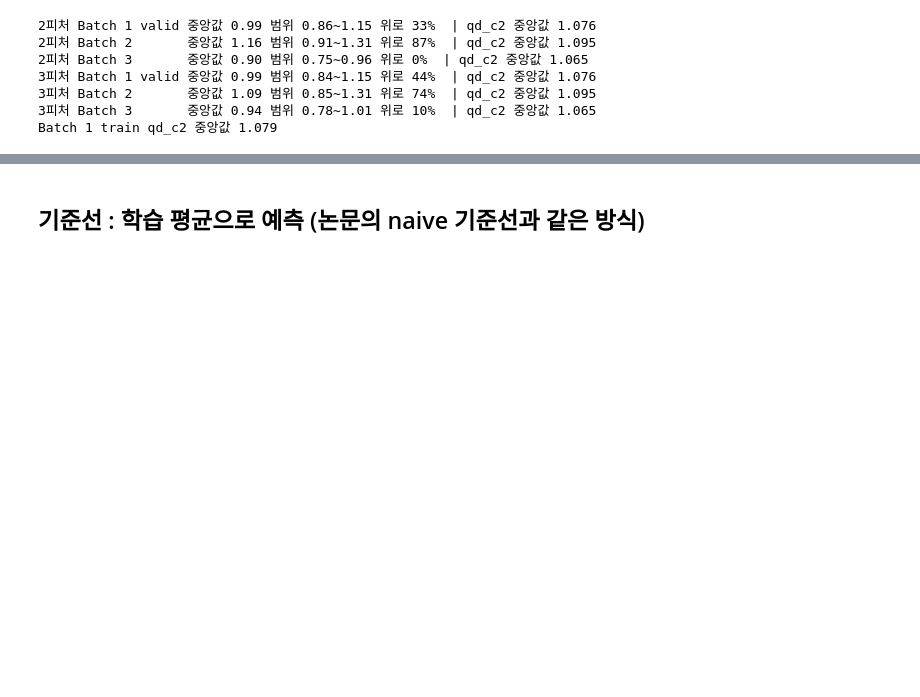
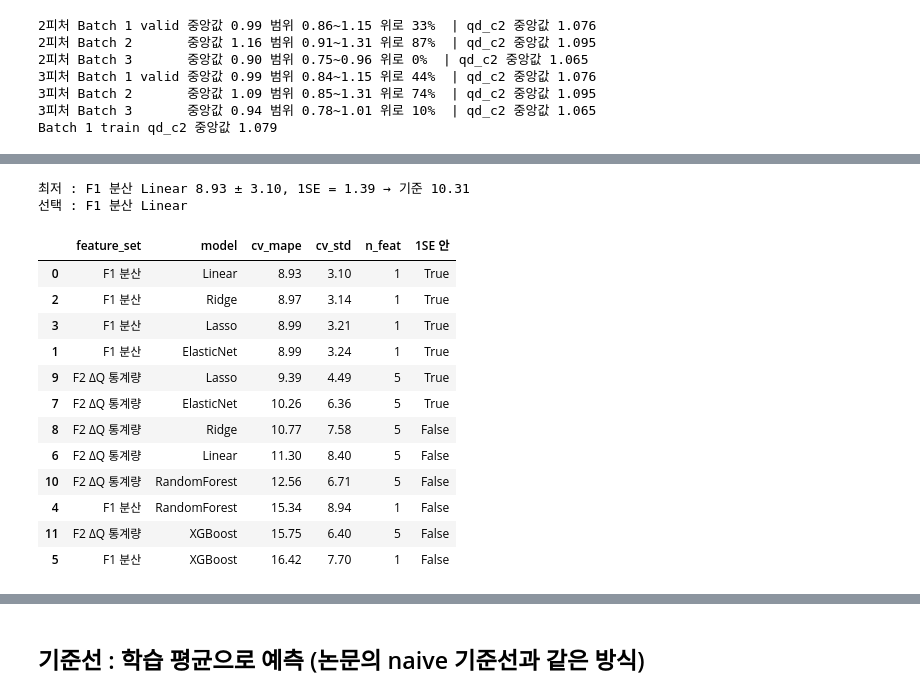
Before and after one commit to 97-99-02/ess-battery-project, a Jupyter notebook: notebooks/02_feature_engineering.ipynb, the cells around one changed output, grey strips where cells are left out. Cells and saved outputs as stored; diff of their text form; code cells hidden in the pictures; blank space fills up the shorter version.

```diff
--- a/notebooks/02_feature_engineering.ipynb
+++ b/notebooks/02_feature_engineering.ipynb
@@ -174,0 +244,25 @@ Batch 1 train qd_c2 중앙값 1.079
+# %%
+ORDER = {'Linear': 0, 'Lasso': 1, 'Ridge': 1, 'ElasticNet': 1, 'RandomForest': 2, 'XGBoost': 3}
+c = cv[cv.feature_set.isin(['F1 분산', 'F2 ΔQ 통계량'])].copy()
+best = c.loc[c.cv_mape.idxmin()]; se = best.cv_std / np.sqrt(5)
+c['1SE 안'] = c.cv_mape <= best.cv_mape + se
+pick = c[c['1SE 안']].assign(k=lambda d: d.model.map(ORDER)).sort_values(['n_feat', 'k']).iloc[0]
+print(f"최저 : {best.feature_set} {best.model} {best.cv_mape:.2f} ± {best.cv_std:.2f}, 1SE = {se:.2f} → 기준 {best.cv_mape + se:.2f}")
+print('선택 :', pick.feature_set, pick.model)
+c.sort_values('cv_mape').round(2)[['feature_set', 'model', 'cv_mape', 'cv_std', 'n_feat', '1SE 안']]
+# %% [output]
+최저 : F1 분산 Linear 8.93 ± 3.10, 1SE = 1.39 → 기준 10.31
+선택 : F1 분산 Linear
+|  | feature_set | model | cv_mape | cv_std | n_feat | 1SE 안 |
+| 0 | F1 분산 | Linear | 8.93 | 3.10 | 1 | True |
+| 2 | F1 분산 | Ridge | 8.97 | 3.14 | 1 | True |
+| 3 | F1 분산 | Lasso | 8.99 | 3.21 | 1 | True |
+| 1 | F1 분산 | ElasticNet | 8.99 | 3.24 | 1 | True |
+| 9 | F2 ΔQ 통계량 | Lasso | 9.39 | 4.49 | 5 | True |
+| 7 | F2 ΔQ 통계량 | ElasticNet | 10.26 | 6.36 | 5 | True |
+| 8 | F2 ΔQ 통계량 | Ridge | 10.77 | 7.58 | 5 | False |
+| 6 | F2 ΔQ 통계량 | Linear | 11.30 | 8.40 | 5 | False |
+| 10 | F2 ΔQ 통계량 | RandomForest | 12.56 | 6.71 | 5 | False |
+| 4 | F1 분산 | RandomForest | 15.34 | 8.94 | 1 | False |
+| 11 | F2 ΔQ 통계량 | XGBoost | 15.75 | 6.40 | 5 | False |
+| 5 | F1 분산 | XGBoost | 16.42 | 7.70 | 1 | False |
```
Also changed, not shown: parts of 7 cells of this notebook, 3 other files.
